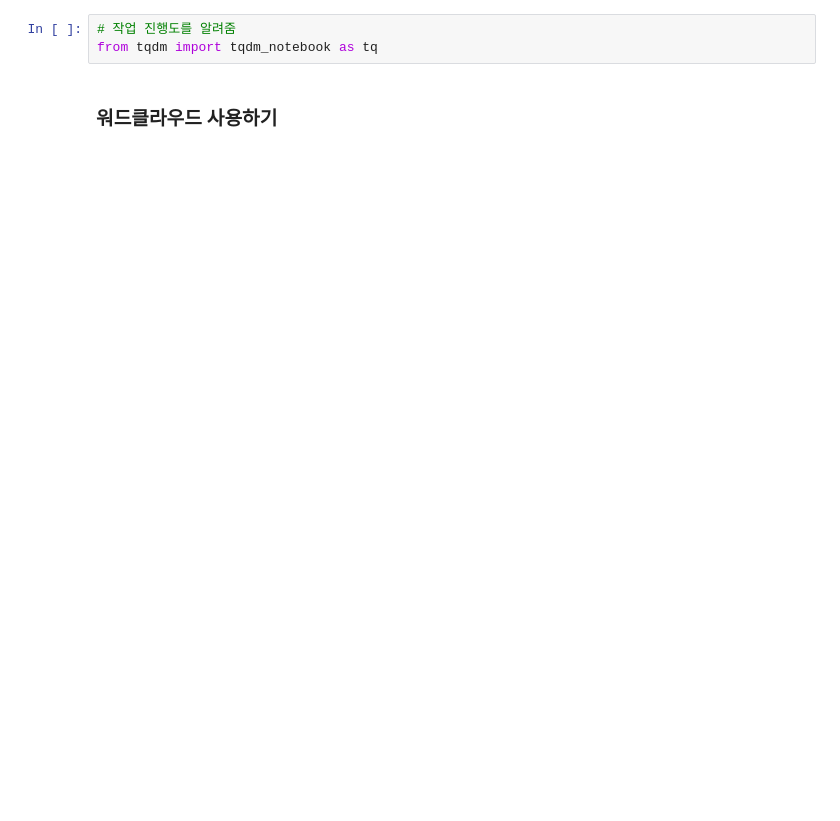
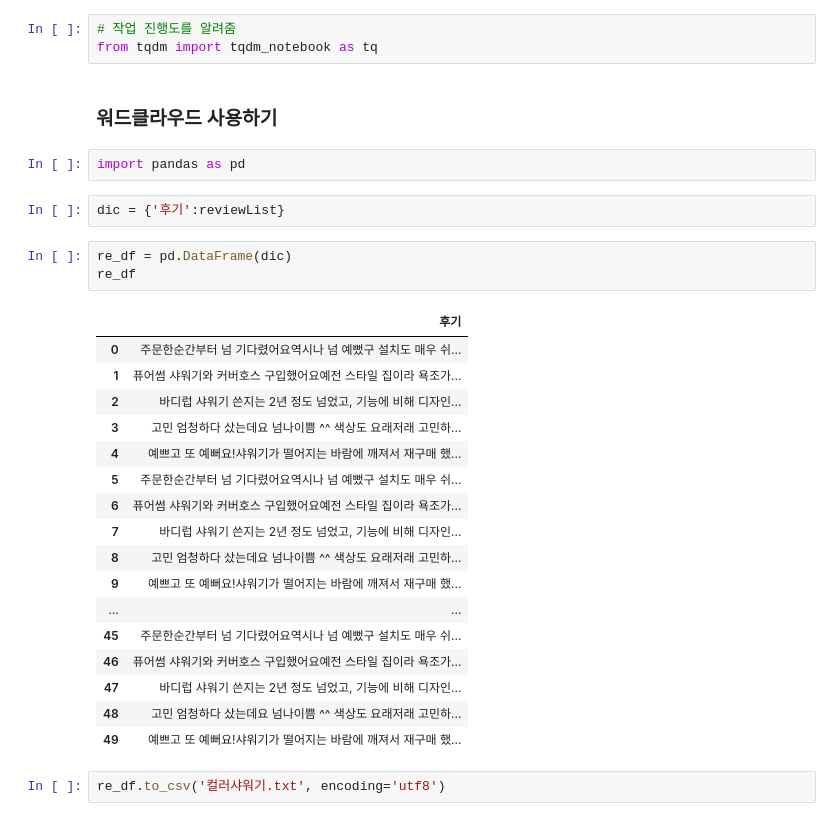
Before and after one commit to SeeUSoon93/python, a Jupyter notebook: 3. Crawling/ex03 바디럽페이지데이터수집.ipynb, the cells around one changed output. Saved outputs shown, nothing was run; the diff lists cells and outputs as text; blank space fills up the shorter version.

```diff
--- a/3. Crawling/ex03 바디럽페이지데이터수집.ipynb
+++ b/3. Crawling/ex03 바디럽페이지데이터수집.ipynb
@@ -194,3 +176,30 @@ len(reviewList)
 from tqdm import tqdm_notebook as tq
 # %% [markdown]
 ### 워드클라우드 사용하기
+# %%
+import pandas as pd
+# %%
+dic = {'후기':reviewList}
+# %%
+re_df = pd.DataFrame(dic)
+re_df
+# %% [output]
+|  | 후기 |
+| 0 | 주문한순간부터 넘 기다렸어요역시나 넘 예뻤구 설치도 매우 쉬... |
+| 1 | 퓨어썸 샤워기와 커버호스 구입했어요예전 스타일 집이라 욕조가... |
+| 2 | 바디럽 샤워기 쓴지는 2년 정도 넘었고, 기능에 비해 디자인... |
+| 3 | 고민 엄청하다 샀는데요 넘나이쁨 ^^ 색상도 요래저래 고민하... |
+| 4 | 예쁘고 또 예뻐요!샤워기가 떨어지는 바람에 깨져서 재구매 했... |
+| 5 | 주문한순간부터 넘 기다렸어요역시나 넘 예뻤구 설치도 매우 쉬... |
+| 6 | 퓨어썸 샤워기와 커버호스 구입했어요예전 스타일 집이라 욕조가... |
+| 7 | 바디럽 샤워기 쓴지는 2년 정도 넘었고, 기능에 비해 디자인... |
+| 8 | 고민 엄청하다 샀는데요 넘나이쁨 ^^ 색상도 요래저래 고민하... |
+| 9 | 예쁘고 또 예뻐요!샤워기가 떨어지는 바람에 깨져서 재구매 했... |
+| ... | ... |
+| 45 | 주문한순간부터 넘 기다렸어요역시나 넘 예뻤구 설치도 매우 쉬... |
+| 46 | 퓨어썸 샤워기와 커버호스 구입했어요예전 스타일 집이라 욕조가... |
+| 47 | 바디럽 샤워기 쓴지는 2년 정도 넘었고, 기능에 비해 디자인... |
+| 48 | 고민 엄청하다 샀는데요 넘나이쁨 ^^ 색상도 요래저래 고민하... |
+| 49 | 예쁘고 또 예뻐요!샤워기가 떨어지는 바람에 깨져서 재구매 했... |
+# %%
+re_df.to_csv('컬러샤워기.txt', encoding='utf8')
```
Also changed, not shown: parts of 9 cells of this notebook, 5 other files.
